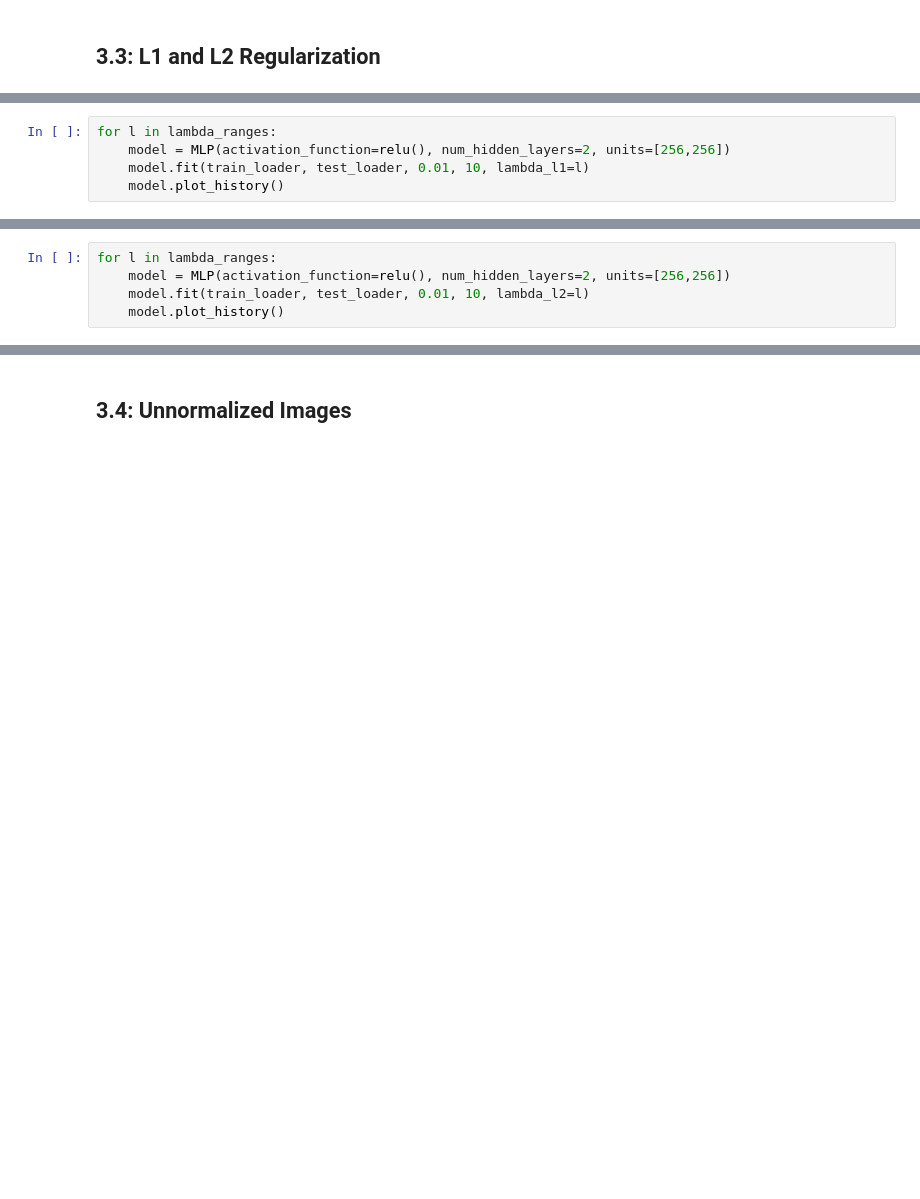
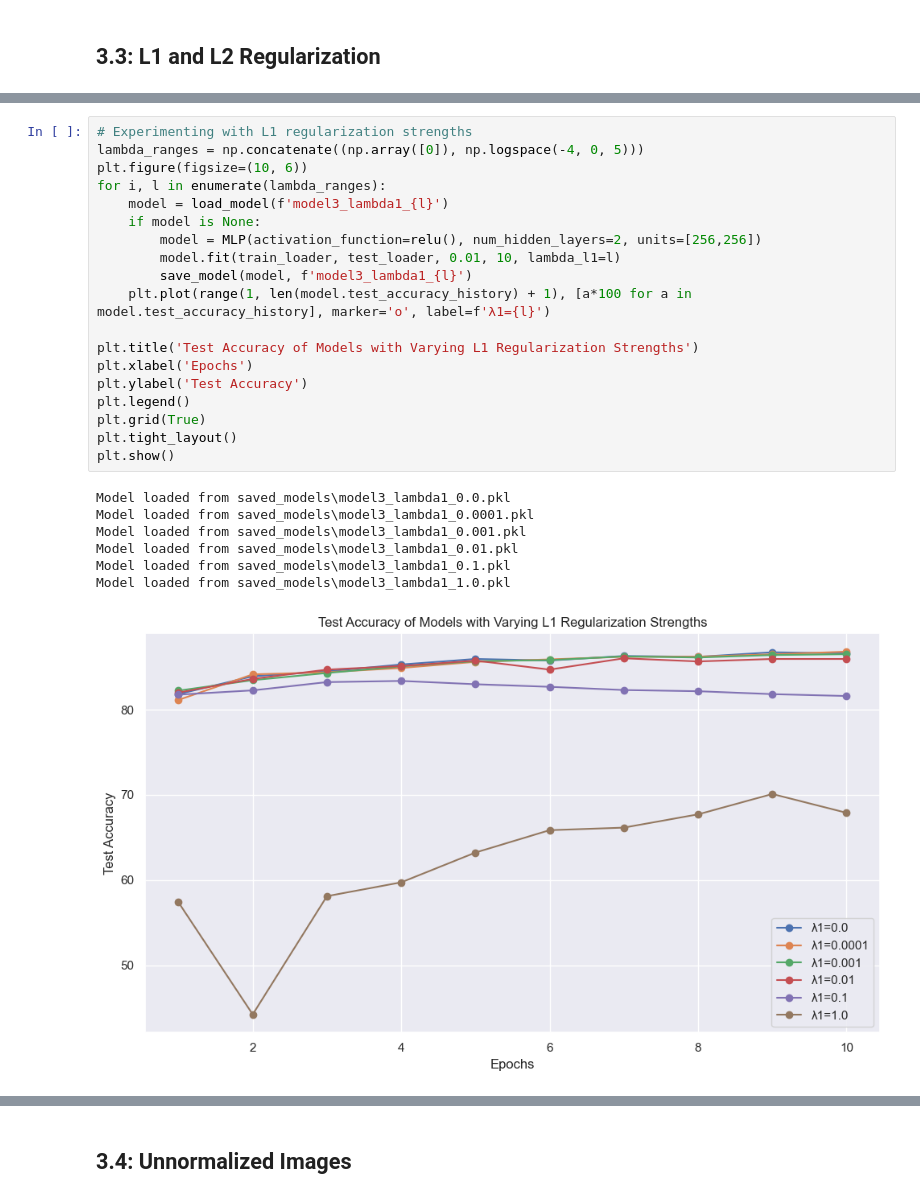
Before and after one commit to NickMilin/COMP551_A3, a Jupyter notebook: COMP551_A3.ipynb, the cells around one changed output, grey strips where cells are left out. Cells and saved outputs as stored; diff of their text form; blank space fills up the shorter version.

```diff
--- a/COMP551_A3.ipynb
+++ b/COMP551_A3.ipynb
@@ -532,5 +562,0 @@ lambda_ranges = np.concatenate((np.array([0]), np.logspace(-4, 0, 5)))
-# %%
-for l in lambda_ranges:
-    model = MLP(activation_function=relu(), num_hidden_layers=2, units=[256,256])
-    model.fit(train_loader, test_loader, 0.01, 10, lambda_l1=l)
-    model.plot_history()
@@ -539,5 +562,0 @@ NameError: name 'lambda_ranges' is not defined
-# %%
-for l in lambda_ranges:
-    model = MLP(activation_function=relu(), num_hidden_layers=2, units=[256,256])
-    model.fit(train_loader, test_loader, 0.01, 10, lambda_l2=l)
-    model.plot_history()
@@ -628,0 +563,27 @@ Epoch 10/10, Loss: 0.7300, Train Accuracy: 0.8401, Test Accuracy: 0.8257
+# %%
+# Experimenting with L1 regularization strengths
+lambda_ranges = np.concatenate((np.array([0]), np.logspace(-4, 0, 5)))
+plt.figure(figsize=(10, 6))
+for i, l in enumerate(lambda_ranges):
+    model = load_model(f'model3_lambda1_{l}')
+    if model is None:
+        model = MLP(activation_function=relu(), num_hidden_layers=2, units=[256,256])
+        model.fit(train_loader, test_loader, 0.01, 10, lambda_l1=l)
+        save_model(model, f'model3_lambda1_{l}')
+    plt.plot(range(1, len(model.test_accuracy_history) + 1), [a*100 for a in model.test_accuracy_history], marker='o', label=f'λ1={l}')
+
+plt.title('Test Accuracy of Models with Varying L1 Regularization Strengths')
+plt.xlabel('Epochs')
+plt.ylabel('Test Accuracy')
+plt.legend()
+plt.grid(True)
+plt.tight_layout()
+plt.show()
+# %% [output]
+Model loaded from saved_models\model3_lambda1_0.0.pkl
+Model loaded from saved_models\model3_lambda1_0.0001.pkl
+Model loaded from saved_models\model3_lambda1_0.001.pkl
+Model loaded from saved_models\model3_lambda1_0.01.pkl
+Model loaded from saved_models\model3_lambda1_0.1.pkl
+Model loaded from saved_models\model3_lambda1_1.0.pkl
+[figure, added]
```
Also changed, not shown: parts of 10 cells of this notebook, 15 other files.
